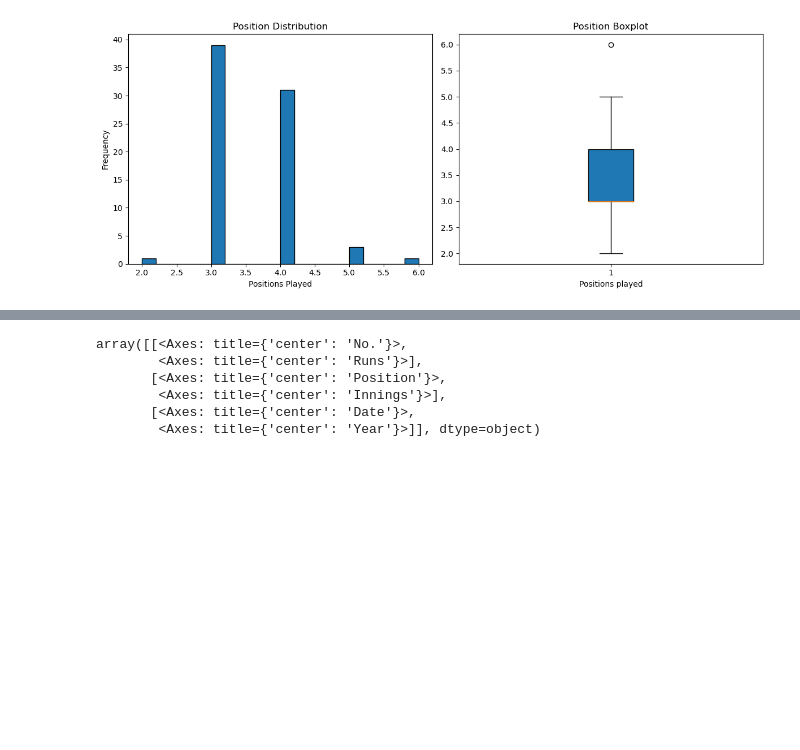
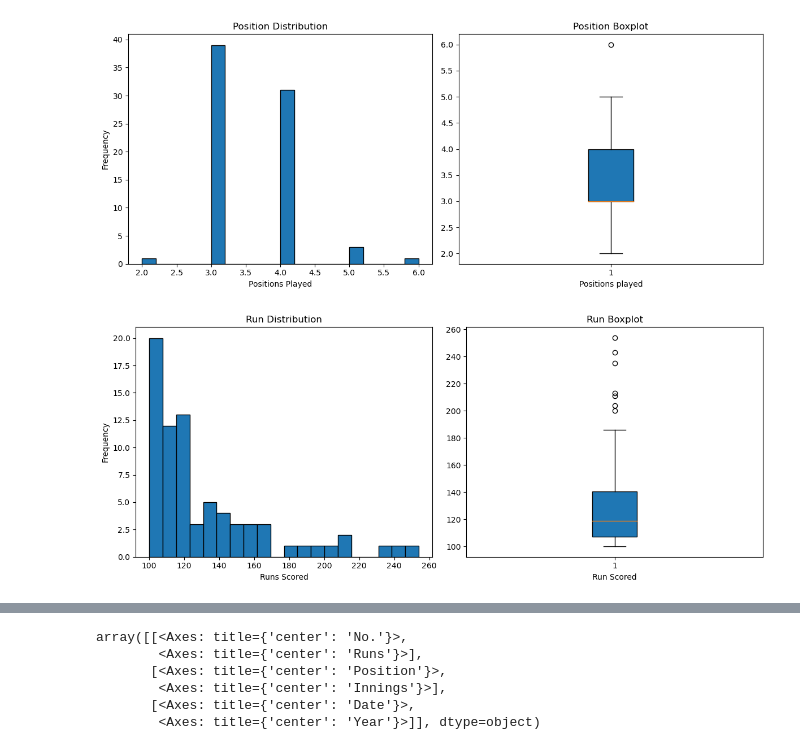
Before and after one commit to ShubhamGupta2505/MachineLearningPractice, a Jupyter notebook: eda-and-visualisation-on-virat-kohli.ipynb, the cells around one changed output, grey strips where cells are left out. Saved outputs shown, nothing was run; the diff lists cells and outputs as text; code cells hidden in the pictures; blank space fills up the shorter version.

Commit message:
Kaggle Notebook | EDA and Visualisation on Virat Kohli  | Version 4

```diff
--- a/eda-and-visualisation-on-virat-kohli.ipynb
+++ b/eda-and-visualisation-on-virat-kohli.ipynb
@@ -244,3 +244,22 @@ plt.tight_layout()
 plt.show()
 # %% [output]
 [figure]
+# %%
+fig, axes = plt.subplots(nrows=1, ncols=2, figsize=(12, 5))
+
+# Histogram
+axes[0].hist(df['Runs'], bins=20, edgecolor='black')
+axes[0].set_xlabel('Runs Scored')
+axes[0].set_ylabel('Frequency')
+axes[0].set_title('Run Distribution')
+
+# Box Plot
+axes[1].boxplot(df['Runs'],patch_artist=True)
+axes[1].set_xlabel('Run Scored')
+# axes[1].set_yticklabels([''])
+axes[1].set_title('Run Boxplot')
+
+plt.tight_layout()
+plt.show()
+# %% [output]
+[figure, added]
```
Also changed, not shown: parts of 7 cells of this notebook.
